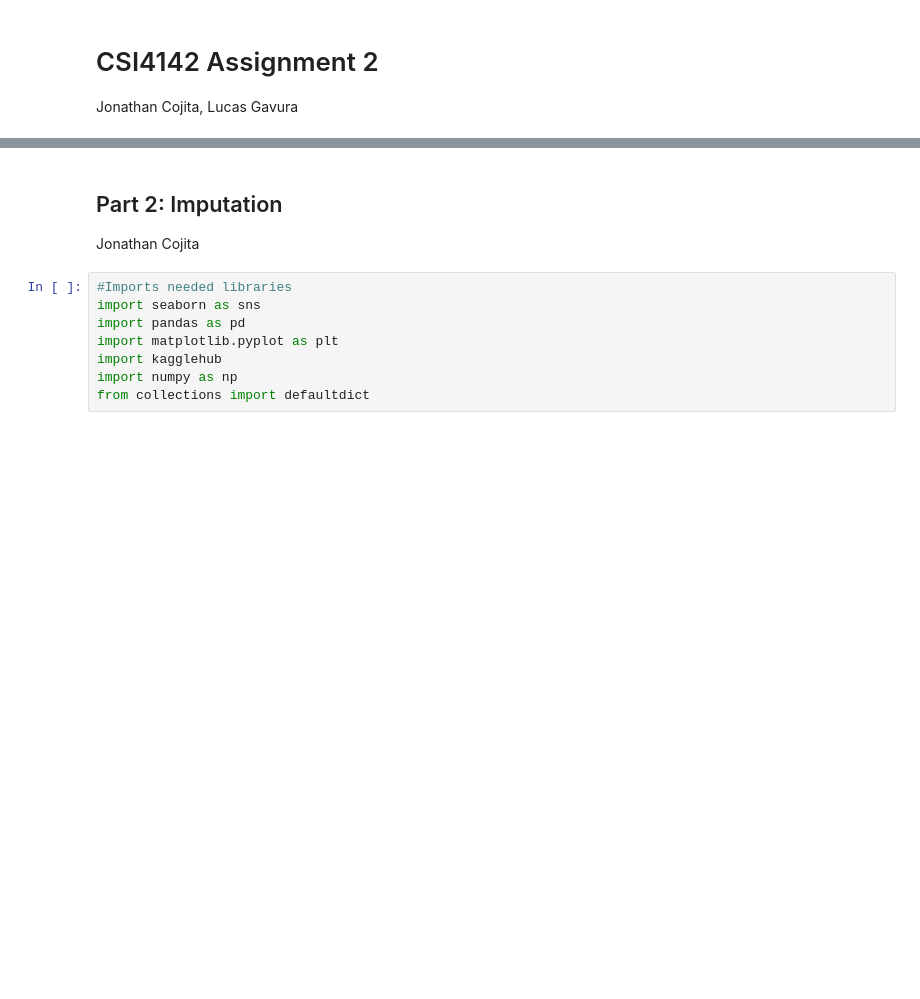
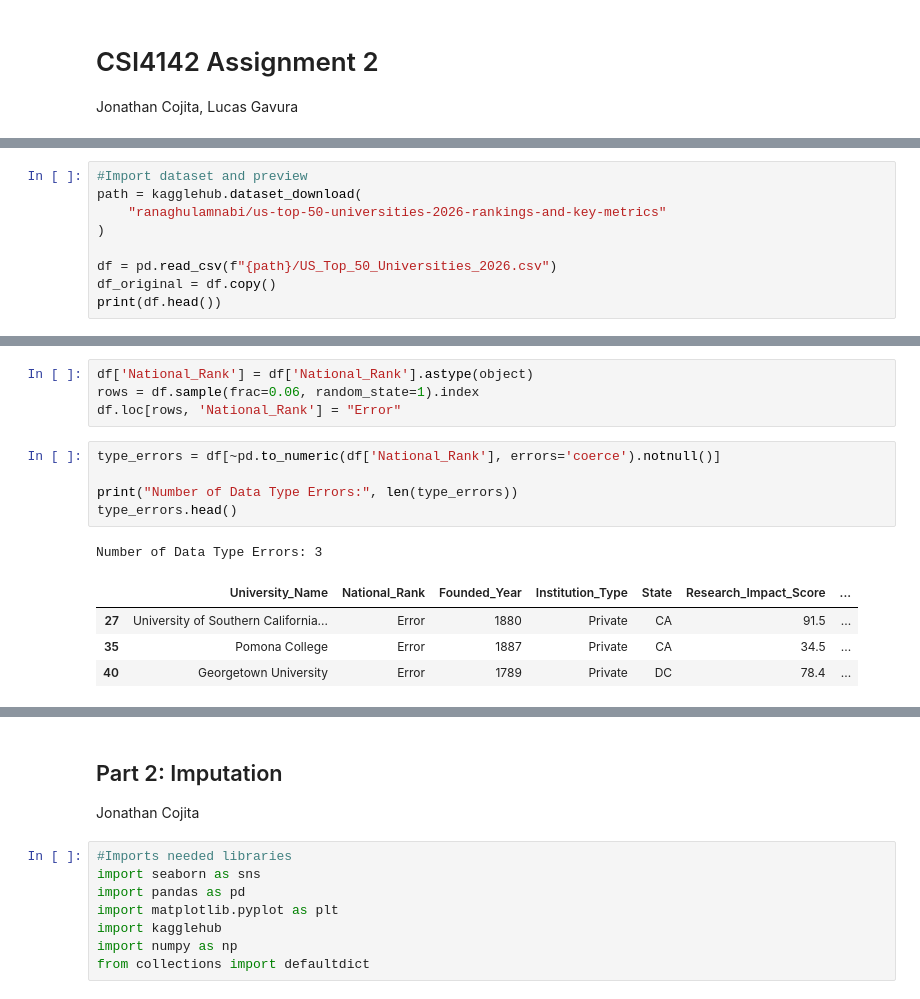
Before and after one commit to JCoji/DataScienceA2, a Jupyter notebook: A2.ipynb, the cells around one changed output, grey strips where cells are left out. Saved outputs shown, nothing was run; the diff lists cells and outputs as text; blank space fills up the shorter version.

```diff
--- a/A2.ipynb
+++ b/A2.ipynb
@@ -3,0 +15,9 @@ Jonathan Cojita, Lucas Gavura
+# %%
+#Import dataset and preview
+path = kagglehub.dataset_download(
+    "ranaghulamnabi/us-top-50-universities-2026-rankings-and-key-metrics"
+)
+
+df = pd.read_csv(f"{path}/US_Top_50_Universities_2026.csv")
+df_original = df.copy()
+print(df.head())
@@ -3,0 +50,15 @@ Jonathan Cojita, Lucas Gavura
+# %%
+df['National_Rank'] = df['National_Rank'].astype(object)
+rows = df.sample(frac=0.06, random_state=1).index
+df.loc[rows, 'National_Rank'] = "Error"
+# %%
+type_errors = df[~pd.to_numeric(df['National_Rank'], errors='coerce').notnull()]
+
+print("Number of Data Type Errors:", len(type_errors))
+type_errors.head()
+# %% [output]
+Number of Data Type Errors: 3
+|  | University_Name | National_Rank | Founded_Year | Institution_Type | State | Research_Impact_Score | ... |
+| 27 | University of Southern California... | Error | 1880 | Private | CA | 91.5 | ... |
+| 35 | Pomona College | Error | 1887 | Private | CA | 34.5 | ... |
+| 40 | Georgetown University | Error | 1789 | Private | DC | 78.4 | ... |
```
Also changed, not shown: parts of 38 cells of this notebook.
